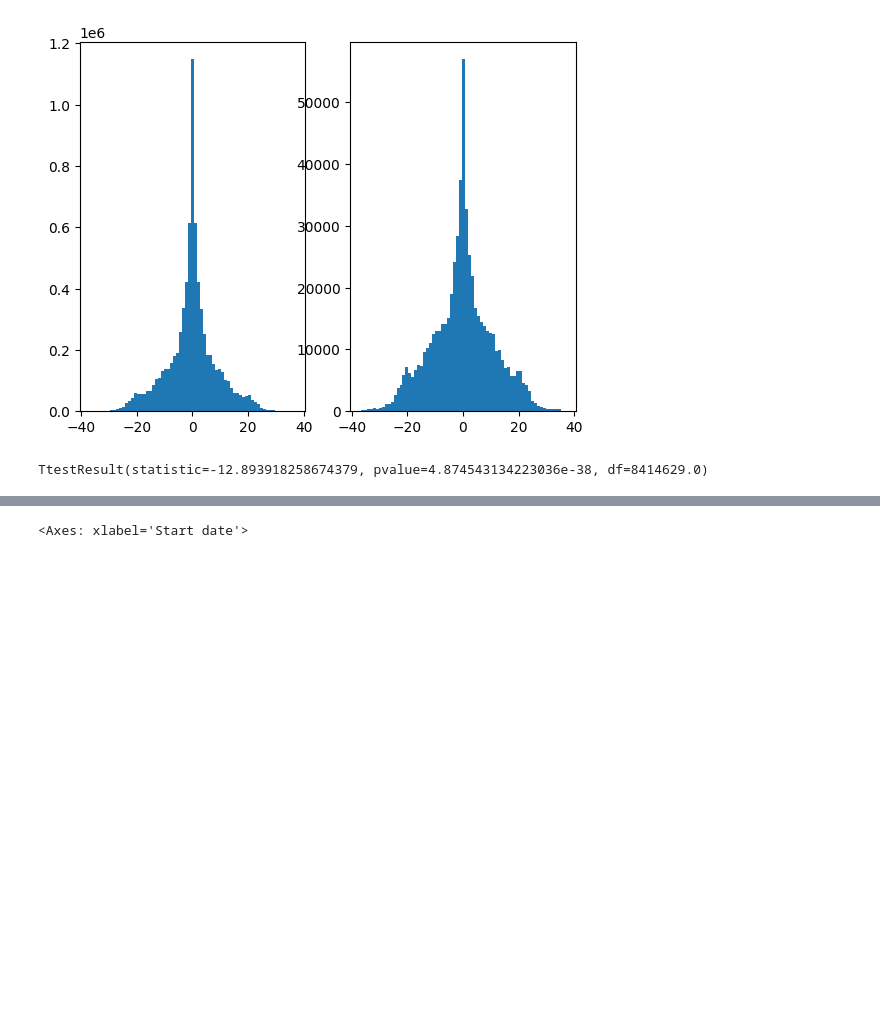
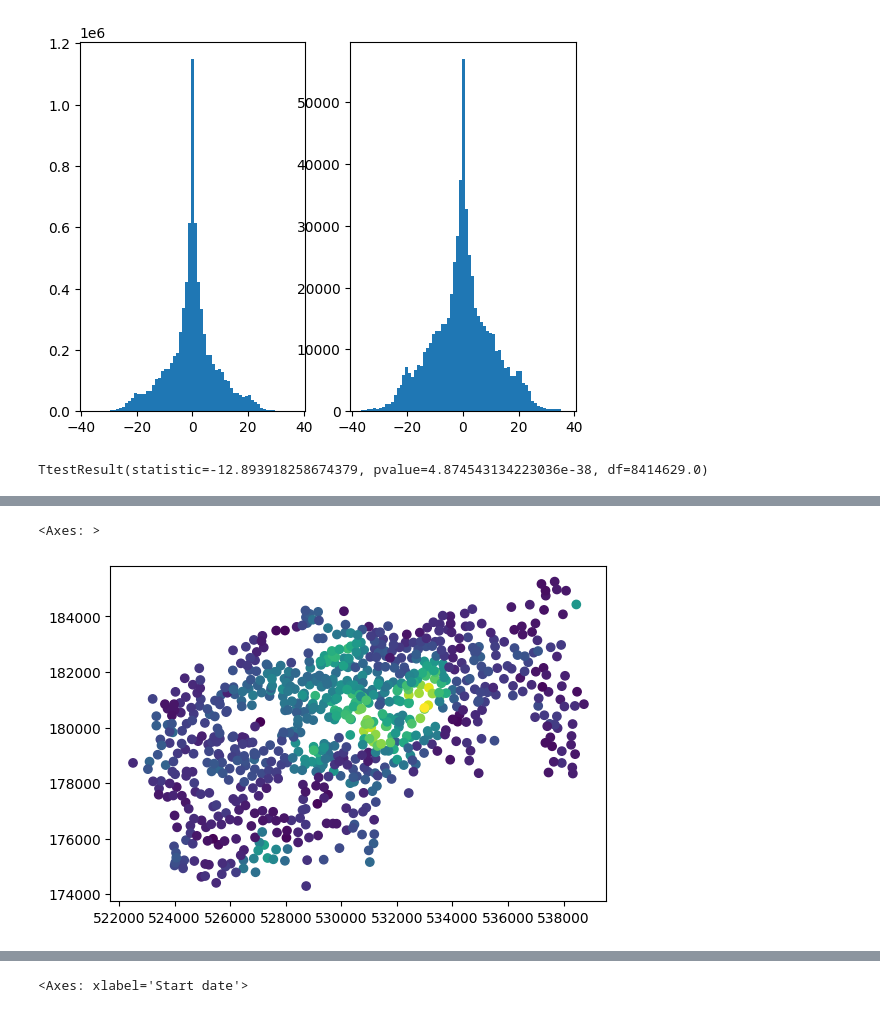
Before and after one commit to sokimura39/QM_Report, a Jupyter notebook: analysis.ipynb, the cells around one changed output, grey strips where cells are left out. Cells and saved outputs as stored; diff of their text form; code cells hidden in the pictures; blank space fills up the shorter version.

```diff
--- a/analysis.ipynb
+++ b/analysis.ipynb
@@ -182,3 +182,18 @@ points_gdf = gpd.read_parquet(os.path.join(points_path, points_parquet_fn)).set_
 
 # make ports into numeric
 points_gdf['ports'] = points_gdf.ports.astype('int')
+# %%
+# join with PTAL grid value
+
+# get file path
+ptal_path = os.path.join('data', '2015  PTALs Grid Values')
+ptal_fn = '2015  PTALs Grid Values 280515.xlsx'
+
+# read from excel file
+# source: London Data Store
+# https://data.london.gov.uk/dataset/public-transport-accessibility-levels
+ptal_df = pd.read_excel(os.path.join(ptal_path, ptal_fn), sheet_name = 0).drop(columns = 'ID')
+
+# get GeoDataFrame
+
+ptal_gdf = gpd.GeoDataFrame(ptal_df.AI2015, geometry = gpd.points_from_xy(ptal_df.X, ptal_df.Y), crs = 'EPSG:27700')
@@ -185,3 +216,12 @@ points_gdf['ports'] = points_gdf.ports.astype('int')
+# %%
+points_gdf['ptal_id'] = ptal_gdf.sindex.nearest(points_gdf.geometry, return_all = False)[1]
+# %%
+points_gdf = points_gdf.join(ptal_gdf.AI2015, on = 'ptal_id')
+# %%
+points_gdf.plot(c = points_gdf.AI2015)
+# %% [output]
+<Axes: >
+[figure, added]
 # %%
 # join with points
 od_df = od_df.join(points_gdf.add_prefix('start_'), on = 'start_id').join(points_gdf.add_prefix('end_'), on = 'end_id')
```
Also changed, not shown: parts of 27 cells of this notebook.
